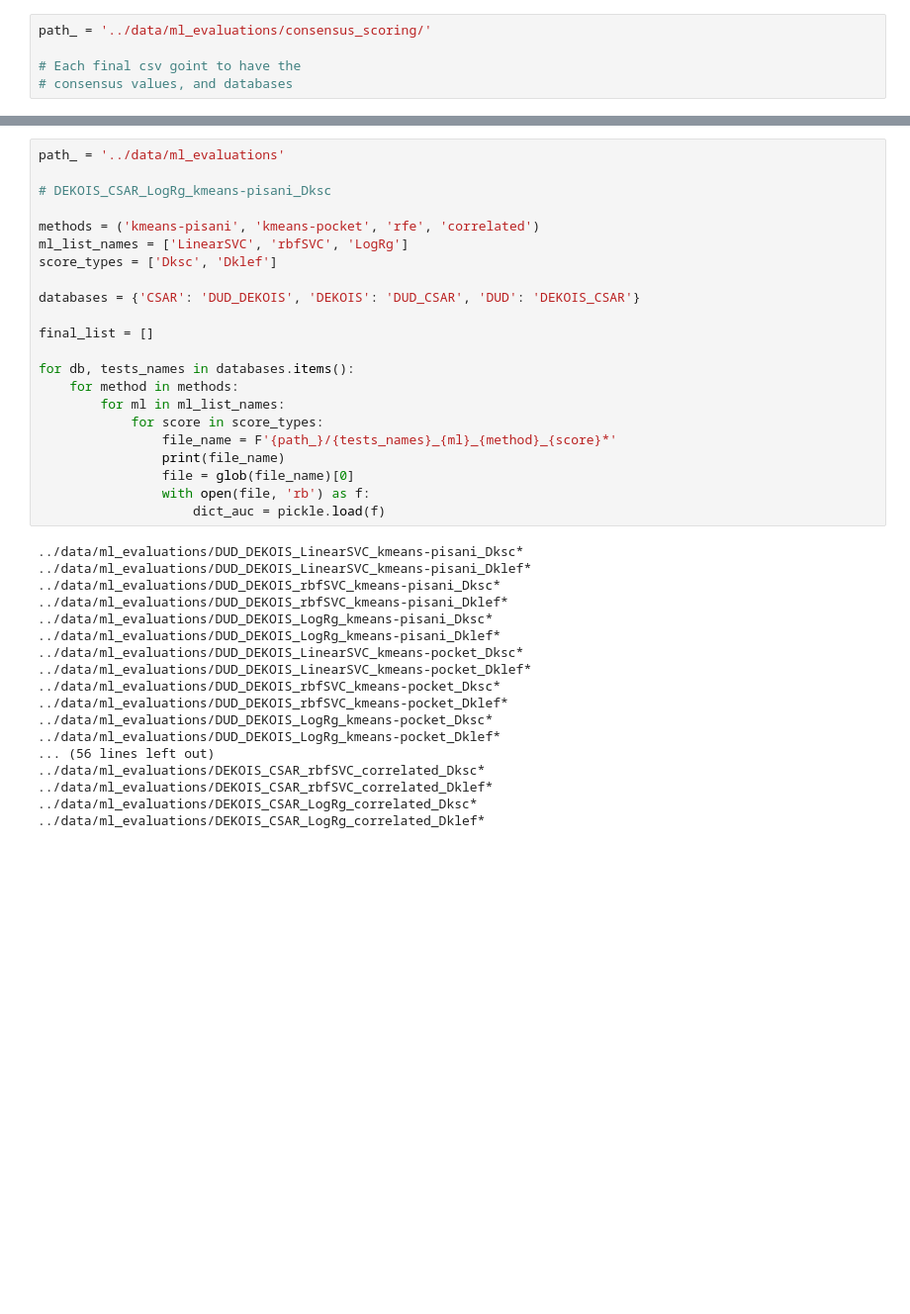
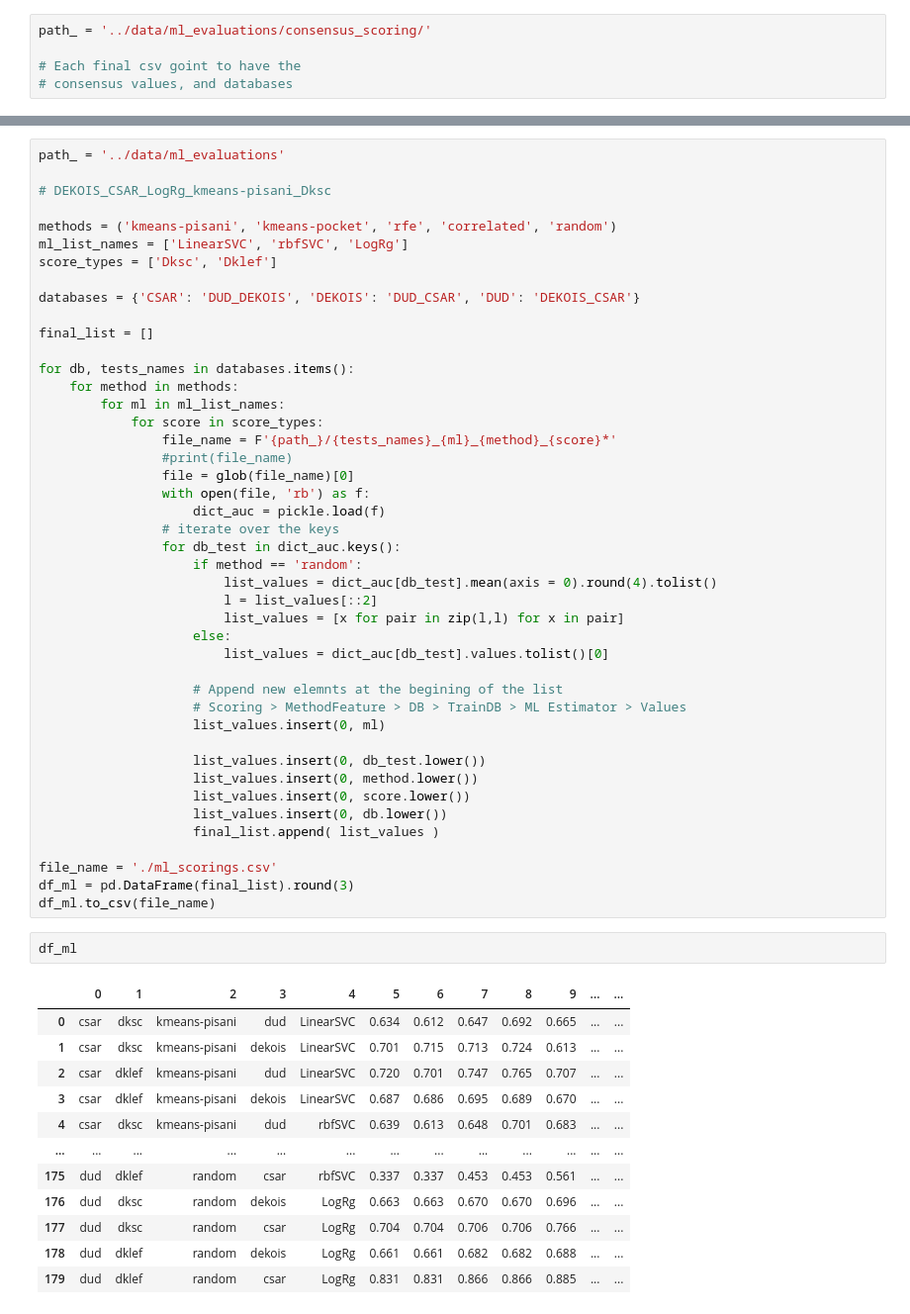
Before and after one commit to jRicciL/CDK2_notebooks, a Jupyter notebook: 6_Machine_Learning_Models/preprocessing_data_for_dash_app.ipynb, the cells around one changed output, grey strips where cells are left out. Shown at 99% size. Drawn from its saved outputs; the diff is of its cells as text; blank space fills up the shorter version.

```diff
--- a/6_Machine_Learning_Models/preprocessing_data_for_dash_app.ipynb
+++ b/6_Machine_Learning_Models/preprocessing_data_for_dash_app.ipynb
@@ -139,7 +213,7 @@ path_ = '../data/ml_evaluations'
 
 # DEKOIS_CSAR_LogRg_kmeans-pisani_Dksc
 
-methods = ('kmeans-pisani', 'kmeans-pocket', 'rfe', 'correlated')
+methods = ('kmeans-pisani', 'kmeans-pocket', 'rfe', 'correlated', 'random')
 ml_list_names = ['LinearSVC', 'rbfSVC', 'LogRg']
 score_types = ['Dksc', 'Dklef']
 
@@ -152,25 +226,44 @@ for db, tests_names in databases.items():
         for ml in ml_list_names:
             for score in score_types:
                 file_name = F'{path_}/{tests_names}_{ml}_{method}_{score}*'
-                print(file_name)
+                #print(file_name)
                 file = glob(file_name)[0]
                 with open(file, 'rb') as f:
                     dict_auc = pickle.load(f)
+                # iterate over the keys
+                for db_test in dict_auc.keys():
+                    if method == 'random':
+                        list_values = dict_auc[db_test].mean(axis = 0).round(4).tolist()
+                        l = list_values[::2]
+                        list_values = [x for pair in zip(l,l) for x in pair]
+                    else:
+                        list_values = dict_auc[db_test].values.tolist()[0]
+
+                    # Append new elemnts at the begining of the list
+                    # Scoring > MethodFeature > DB > TrainDB > ML Estimator > Values
+                    list_values.insert(0, ml)
+
+                    list_values.insert(0, db_test.lower())
+                    list_values.insert(0, method.lower())
+                    list_values.insert(0, score.lower())
+                    list_values.insert(0, db.lower())
+                    final_list.append( list_values )
+
+file_name = './ml_scorings.csv'
+df_ml = pd.DataFrame(final_list).round(3)
+df_ml.to_csv(file_name)
-# %% [output]
-../data/ml_evaluations/DUD_DEKOIS_LinearSVC_kmeans-pisani_Dksc*
-../data/ml_evaluations/DUD_DEKOIS_LinearSVC_kmeans-pisani_Dklef*
-../data/ml_evaluations/DUD_DEKOIS_rbfSVC_kmeans-pisani_Dksc*
-../data/ml_evaluations/DUD_DEKOIS_rbfSVC_kmeans-pisani_Dklef*
-../data/ml_evaluations/DUD_DEKOIS_LogRg_kmeans-pisani_Dksc*
-../data/ml_evaluations/DUD_DEKOIS_LogRg_kmeans-pisani_Dklef*
-../data/ml_evaluations/DUD_DEKOIS_LinearSVC_kmeans-pocket_Dksc*
-../data/ml_evaluations/DUD_DEKOIS_LinearSVC_kmeans-pocket_Dklef*
-../data/ml_evaluations/DUD_DEKOIS_rbfSVC_kmeans-pocket_Dksc*
-../data/ml_evaluations/DUD_DEKOIS_rbfSVC_kmeans-pocket_Dklef*
-../data/ml_evaluations/DUD_DEKOIS_LogRg_kmeans-pocket_Dksc*
-../data/ml_evaluations/DUD_DEKOIS_LogRg_kmeans-pocket_Dklef*
-... (56 lines left out)
-../data/ml_evaluations/DEKOIS_CSAR_rbfSVC_correlated_Dksc*
-../data/ml_evaluations/DEKOIS_CSAR_rbfSVC_correlated_Dklef*
-../data/ml_evaluations/DEKOIS_CSAR_LogRg_correlated_Dksc*
-../data/ml_evaluations/DEKOIS_CSAR_LogRg_correlated_Dklef*
+# %%
+df_ml
+# %% [output]
+|  | 0 | 1 | 2 | 3 | 4 | 5 | 6 | 7 | 8 | 9 | ... | ... |
+| 0 | csar | dksc | kmeans-pisani | dud | LinearSVC | 0.634 | 0.612 | 0.647 | 0.692 | 0.665 | ... | ... |
+| 1 | csar | dksc | kmeans-pisani | dekois | LinearSVC | 0.701 | 0.715 | 0.713 | 0.724 | 0.613 | ... | ... |
+| 2 | csar | dklef | kmeans-pisani | dud | LinearSVC | 0.720 | 0.701 | 0.747 | 0.765 | 0.707 | ... | ... |
+| 3 | csar | dklef | kmeans-pisani | dekois | LinearSVC | 0.687 | 0.686 | 0.695 | 0.689 | 0.670 | ... | ... |
+| 4 | csar | dksc | kmeans-pisani | dud | rbfSVC | 0.639 | 0.613 | 0.648 | 0.701 | 0.683 | ... | ... |
+| ... | ... | ... | ... | ... | ... | ... | ... | ... | ... | ... | ... | ... |
+| 175 | dud | dklef | random | csar | rbfSVC | 0.337 | 0.337 | 0.453 | 0.453 | 0.561 | ... | ... |
+| 176 | dud | dksc | random | dekois | LogRg | 0.663 | 0.663 | 0.670 | 0.670 | 0.696 | ... | ... |
+| 177 | dud | dksc | random | csar | LogRg | 0.704 | 0.704 | 0.706 | 0.706 | 0.766 | ... | ... |
+| 178 | dud | dklef | random | dekois | LogRg | 0.661 | 0.661 | 0.682 | 0.682 | 0.688 | ... | ... |
+| 179 | dud | dklef | random | csar | LogRg | 0.831 | 0.831 | 0.866 | 0.866 | 0.885 | ... | ... |
```
Also changed, not shown: parts of 6 cells of this notebook, 1 other file.
